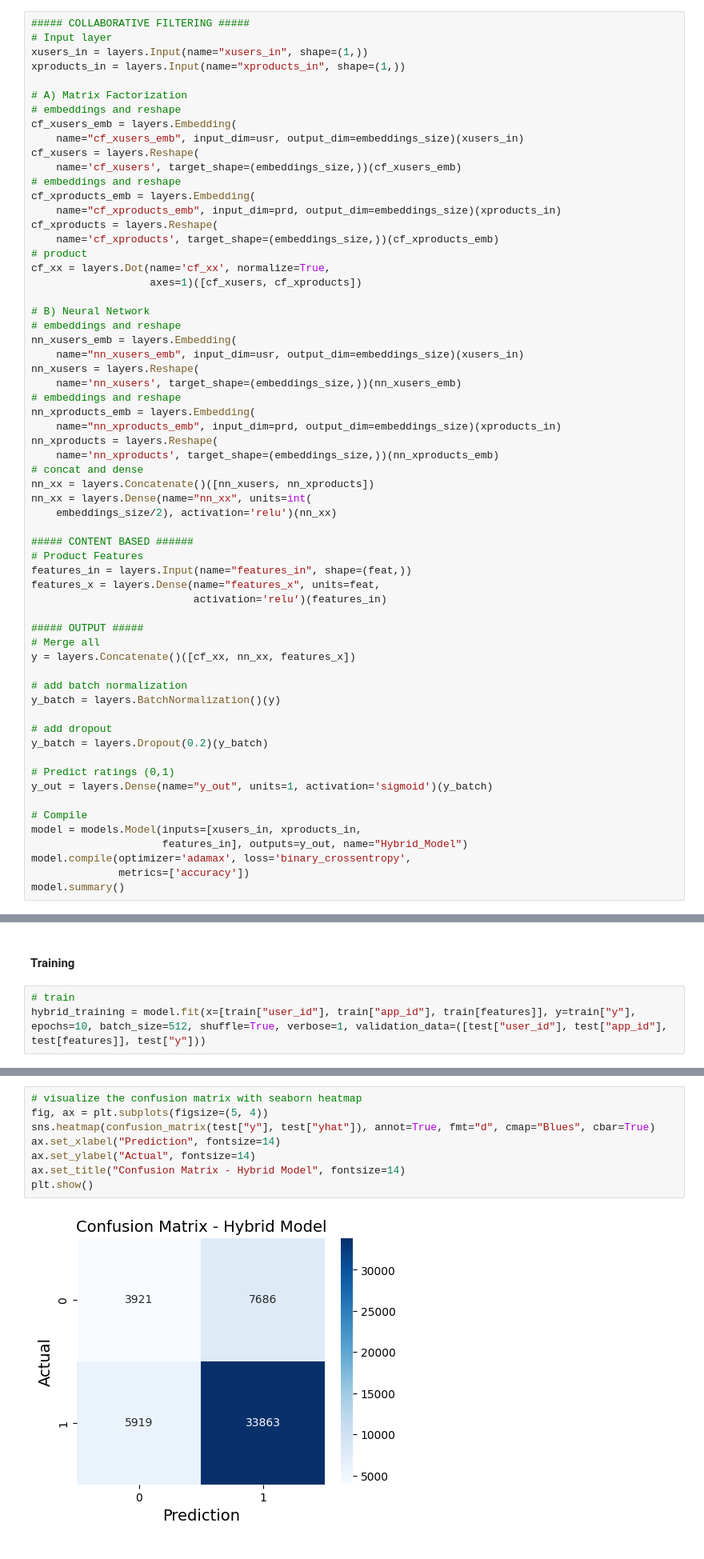
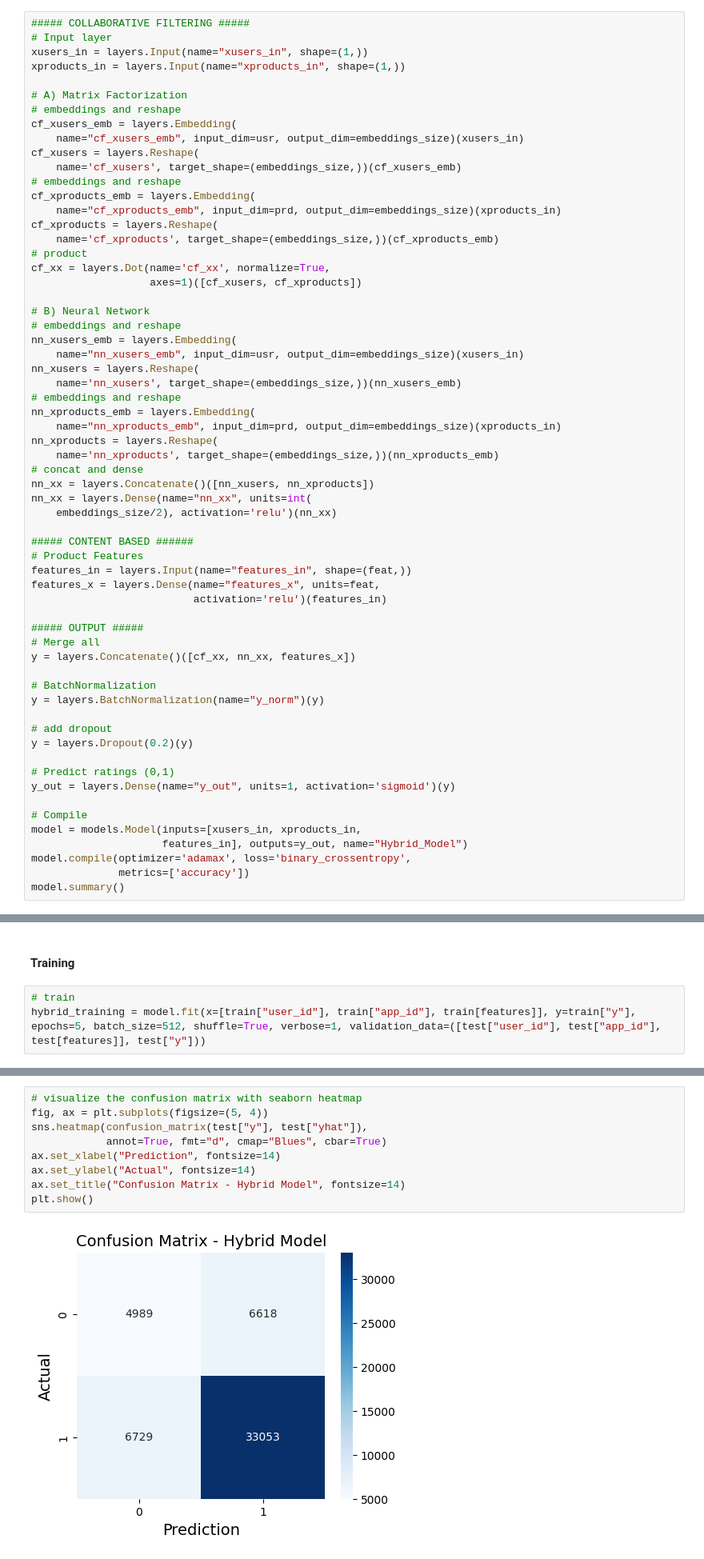
Before and after one commit to slvhuang/DL-Steam-Game-Recommender-System, a Jupyter notebook: 3_modelling.ipynb, the cells around one changed output, grey strips where cells are left out. Shown at 80% size. Saved outputs shown, nothing was run; the diff lists cells and outputs as text.

```diff
--- a/3_modelling.ipynb
+++ b/3_modelling.ipynb
@@ -978,14 +970,14 @@ features_x = layers.Dense(name="features_x", units=feat,
 # Merge all
 y = layers.Concatenate()([cf_xx, nn_xx, features_x])
 
-# add batch normalization
-y_batch = layers.BatchNormalization()(y)
+# BatchNormalization
+y = layers.BatchNormalization(name="y_norm")(y)
 
 # add dropout
-y_batch = layers.Dropout(0.2)(y_batch)
+y = layers.Dropout(0.2)(y)
 
 # Predict ratings (0,1)
-y_out = layers.Dense(name="y_out", units=1, activation='sigmoid')(y_batch)
+y_out = layers.Dense(name="y_out", units=1, activation='sigmoid')(y)
 
 # Compile
 model = models.Model(inputs=[xusers_in, xproducts_in,
@@ -1019,5 +1011,5 @@ plot_model(model, to_file='hybrid.png', show_shapes=True, show_layer_names=True)
 #### Training
 # %%
 # train
-hybrid_training = model.fit(x=[train["user_id"], train["app_id"], train[features]], y=train["y"], epochs=10, batch_size=512, shuffle=True, verbose=1, validation_data=([test["user_id"], test["app_id"], test[features]], test["y"]))
+hybrid_training = model.fit(x=[train["user_id"], train["app_id"], train[features]], y=train["y"], epochs=5, batch_size=512, shuffle=True, verbose=1, validation_data=([test["user_id"], test["app_id"], test[features]], test["y"]))
 # %% [output]
@@ -1091,13 +1074,14 @@ array([[ 3921,  7686],
 # %%
 # visualize the confusion matrix with seaborn heatmap
 fig, ax = plt.subplots(figsize=(5, 4))
-sns.heatmap(confusion_matrix(test["y"], test["yhat"]), annot=True, fmt="d", cmap="Blues", cbar=True)
+sns.heatmap(confusion_matrix(test["y"], test["yhat"]),
+            annot=True, fmt="d", cmap="Blues", cbar=True)
 ax.set_xlabel("Prediction", fontsize=14)
 ax.set_ylabel("Actual", fontsize=14)
 ax.set_title("Confusion Matrix - Hybrid Model", fontsize=14)
 plt.show()
 # %% [output]
-[figure, old version]
+[figure, new version]
 # %%
 # classification report
 print(classification_report(test["y"], test["yhat"]))
```
Also changed, not shown: parts of 54 cells of this notebook, 4 other files.
